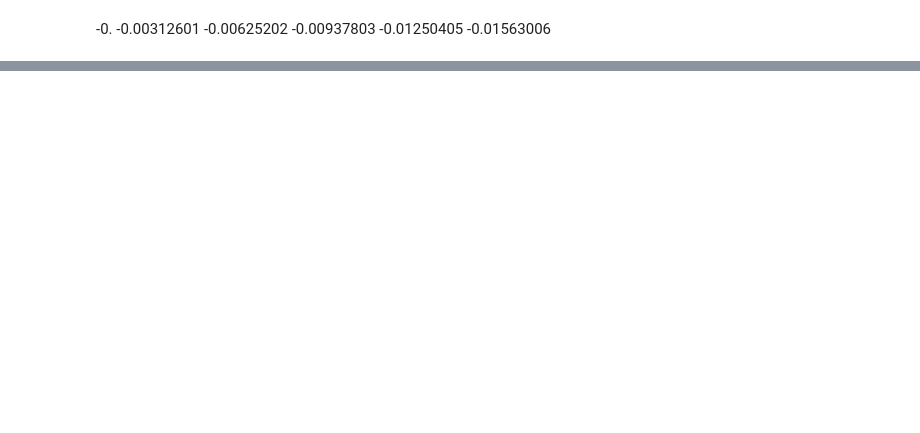
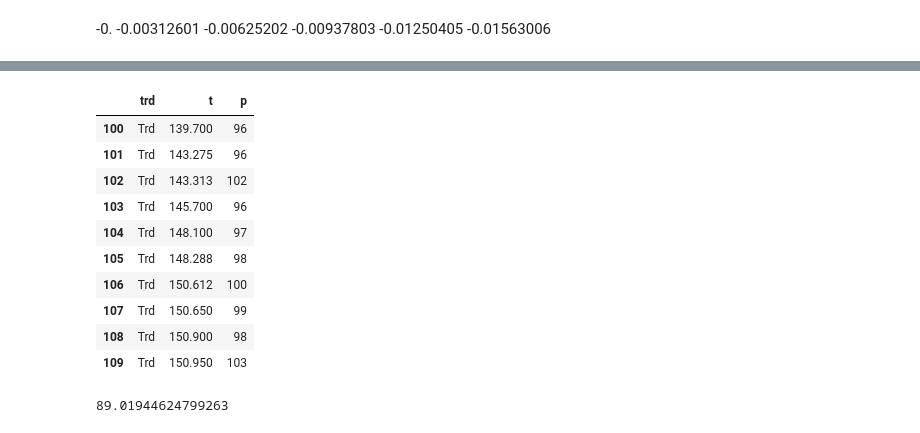
Before and after one commit to charliehpearce/BristolStockExchange, a Jupyter notebook: pad.ipynb, the cells around one changed output, grey strips where cells are left out. Cells and saved outputs as stored; diff of their text form; code cells hidden in the pictures; blank space fills up the shorter version.

```diff
--- a/pad.ipynb
+++ b/pad.ipynb
@@ -23,0 +31,18 @@ sns.lineplot(data=df, x='t',y='p')
+# %%
+df[100:110]
+# %% [output]
+|  | trd | t | p |
+| 100 | Trd | 139.700 | 96 |
+| 101 | Trd | 143.275 | 96 |
+| 102 | Trd | 143.313 | 102 |
+| 103 | Trd | 145.700 | 96 |
+| 104 | Trd | 148.100 | 97 |
+| 105 | Trd | 148.288 | 98 |
+| 106 | Trd | 150.612 | 100 |
+| 107 | Trd | 150.650 | 99 |
+| 108 | Trd | 150.900 | 98 |
+| 109 | Trd | 150.950 | 103 |
+# %%
+arr[149]+100
+# %% [output]
+89.01944624799263
```
Also changed, not shown: parts of 3 cells of this notebook, 6 other files.
